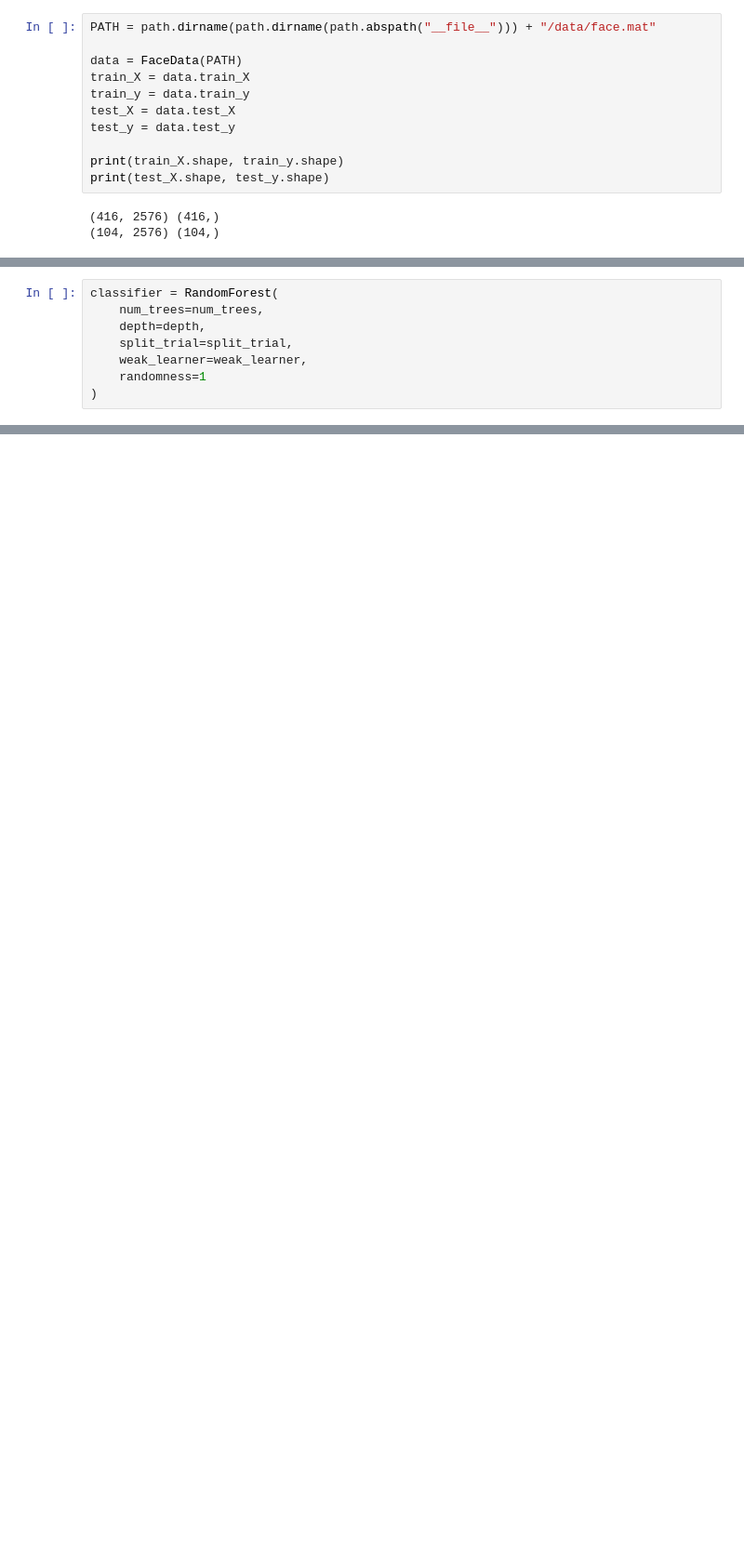
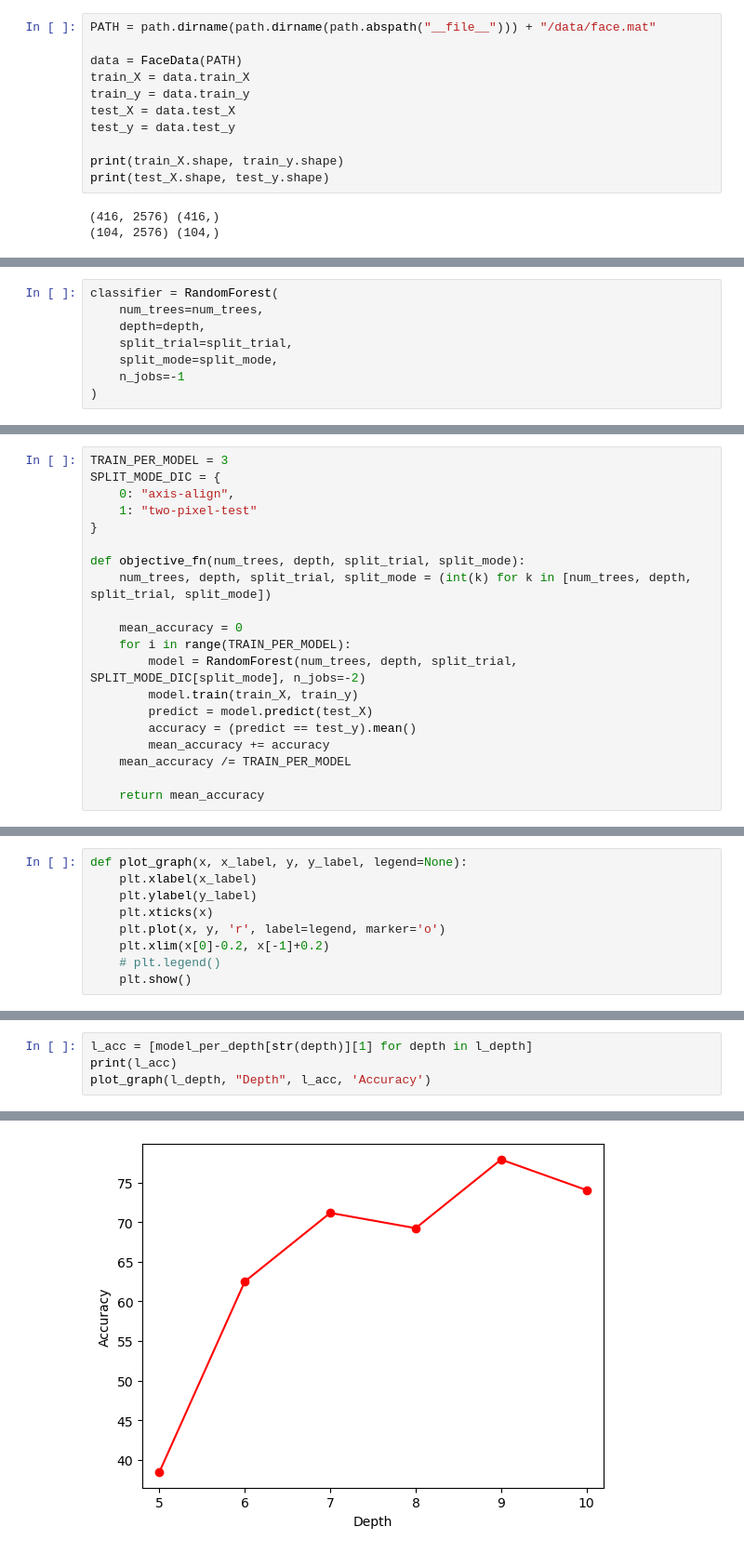
Before and after one commit to cwhoaon/CS485_CW1, a Jupyter notebook: question5/randomforestclassifier.ipynb, the cells around one changed output, grey strips where cells are left out. Shown: that part at 93% size. Saved outputs shown, nothing was run; the diff lists cells and outputs as text; blank space fills up the shorter version.

```diff
--- a/question5/randomforestclassifier.ipynb
+++ b/question5/randomforestclassifier.ipynb
@@ -39,8 +48,8 @@ classifier = RandomForest(
     num_trees=num_trees,
     depth=depth,
     split_trial=split_trial,
-    weak_learner=weak_learner,
-    randomness=1
+    split_mode=split_mode,
+    n_jobs=-1
 )
 # %%
 classifier.train(train_X, train_y)
@@ -90,0 +70,20 @@ print(accuracy)
+# %%
+TRAIN_PER_MODEL = 3
+SPLIT_MODE_DIC = {
+    0: "axis-align",
+    1: "two-pixel-test"
+}
+
+def objective_fn(num_trees, depth, split_trial, split_mode):
+    num_trees, depth, split_trial, split_mode = (int(k) for k in [num_trees, depth, split_trial, split_mode])
+
+    mean_accuracy = 0
+    for i in range(TRAIN_PER_MODEL):
+        model = RandomForest(num_trees, depth, split_trial, SPLIT_MODE_DIC[split_mode], n_jobs=-2)
+        model.train(train_X, train_y)
+        predict = model.predict(test_X)
+        accuracy = (predict == test_y).mean()
+        mean_accuracy += accuracy
+    mean_accuracy /= TRAIN_PER_MODEL
+
+    return mean_accuracy
@@ -90,0 +183,9 @@ print(accuracy)
+# %%
+def plot_graph(x, x_label, y, y_label, legend=None):
+    plt.xlabel(x_label)
+    plt.ylabel(y_label)
+    plt.xticks(x)
+    plt.plot(x, y, 'r', label=legend, marker='o')
+    plt.xlim(x[0]-0.2, x[-1]+0.2)
+    # plt.legend()
+    plt.show()
@@ -90,0 +234,5 @@ print(accuracy)
+# %%
+l_acc = [model_per_depth[str(depth)][1] for depth in l_depth]
+print(l_acc)
+plot_graph(l_depth, "Depth", l_acc, 'Accuracy')
+# %% [output]
@@ -90,0 +240 @@ print(accuracy)
+[figure, added]
```
Also changed, not shown: parts of 54 cells of this notebook, 7 other files.
